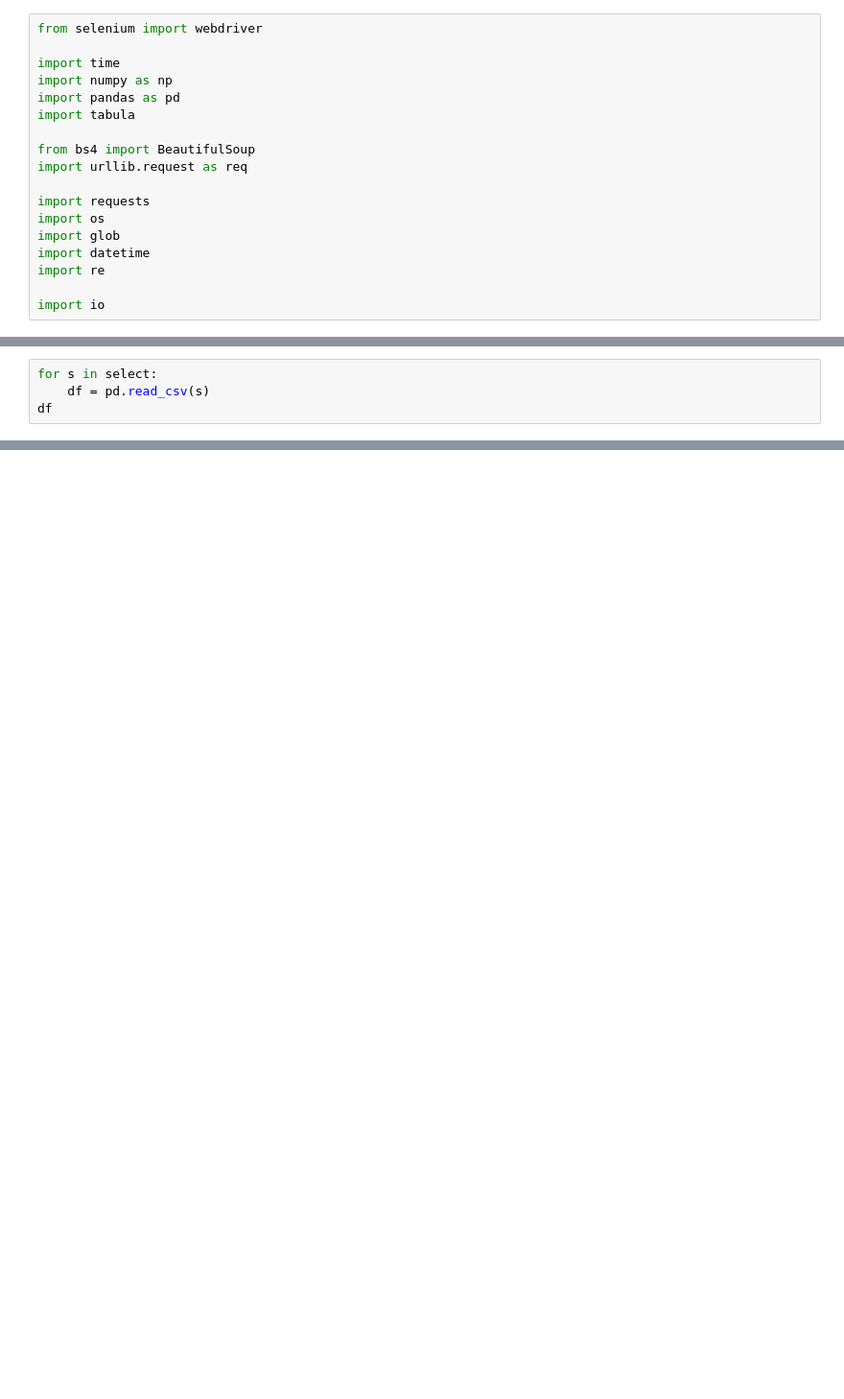
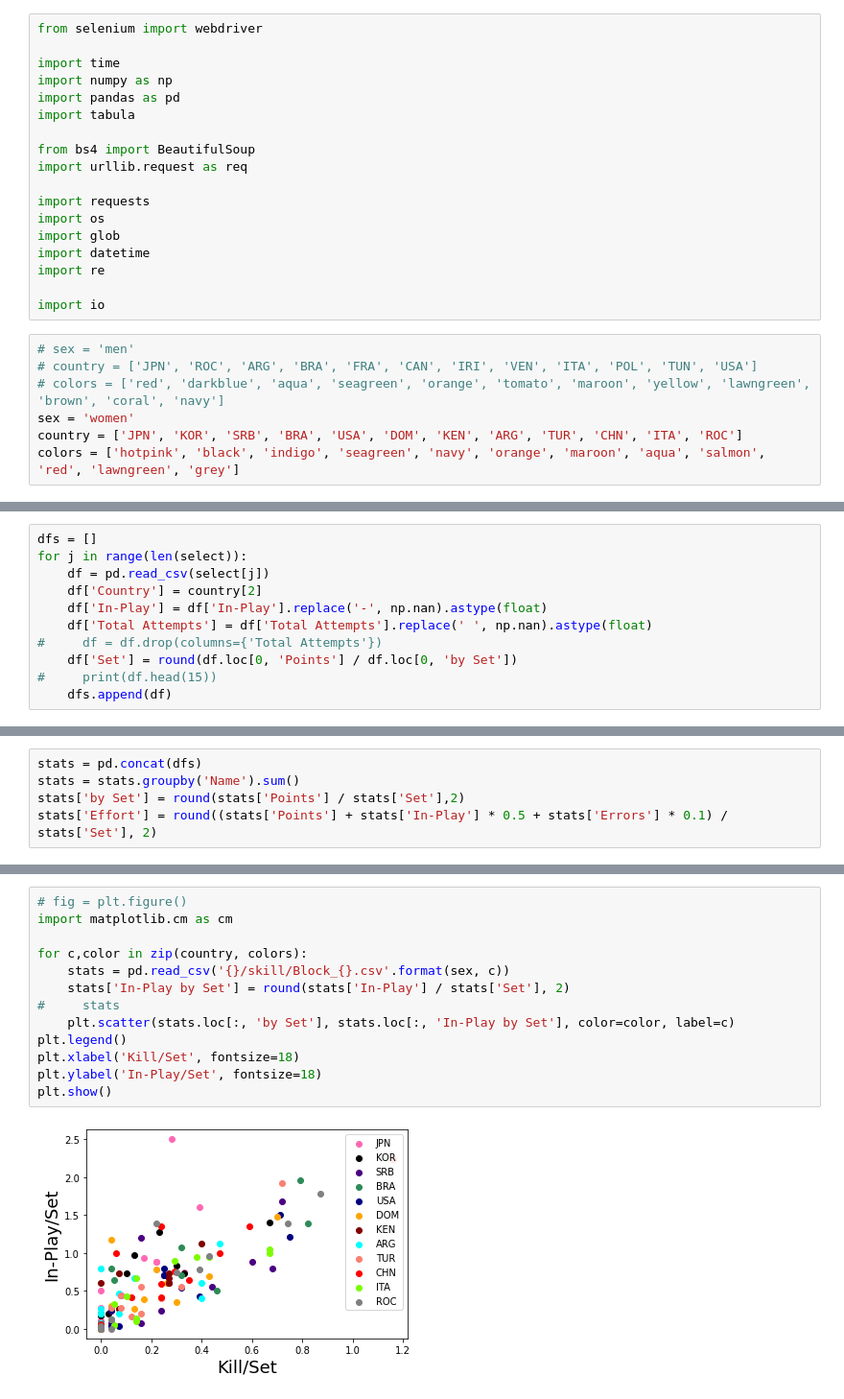
Before and after one commit to vleaguebot-lab/olympic2021, a Jupyter notebook: analyze.ipynb, the cells around one changed output, grey strips where cells are left out. Shown at 96% size. Saved outputs shown, nothing was run; the diff lists cells and outputs as text; blank space fills up the shorter version.

```diff
--- a/analyze.ipynb
+++ b/analyze.ipynb
@@ -16,4 +16,11 @@ import datetime
 import re
 
 import io
+# %%
+# sex = 'men'
+# country = ['JPN', 'ROC', 'ARG', 'BRA', 'FRA', 'CAN', 'IRI', 'VEN', 'ITA', 'POL', 'TUN', 'USA']
+# colors = ['red', 'darkblue', 'aqua', 'seagreen', 'orange', 'tomato', 'maroon', 'yellow', 'lawngreen', 'brown', 'coral', 'navy']
+sex = 'women'
+country = ['JPN', 'KOR', 'SRB', 'BRA', 'USA', 'DOM', 'KEN', 'ARG', 'TUR', 'CHN', 'ITA', 'ROC']
+colors = ['hotpink', 'black', 'indigo', 'seagreen', 'navy', 'orange', 'maroon', 'aqua', 'salmon', 'red', 'lawngreen', 'grey']
 # %%
@@ -25,4 +53,11 @@ print(select)
 # %%
-for s in select:
-    df = pd.read_csv(s)
-df
+dfs = []
+for j in range(len(select)):
+    df = pd.read_csv(select[j])
+    df['Country'] = country[2]
+    df['In-Play'] = df['In-Play'].replace('-', np.nan).astype(float)
+    df['Total Attempts'] = df['Total Attempts'].replace(' ', np.nan).astype(float)
+#     df = df.drop(columns={'Total Attempts'})
+    df['Set'] = round(df.loc[0, 'Points'] / df.loc[0, 'by Set'])
+#     print(df.head(15))
+    dfs.append(df)
@@ -43,0 +64,5 @@ df
+# %%
+stats = pd.concat(dfs)
+stats = stats.groupby('Name').sum()
+stats['by Set'] = round(stats['Points'] / stats['Set'],2)
+stats['Effort'] = round((stats['Points'] + stats['In-Play'] * 0.5 + stats['Errors'] * 0.1) / stats['Set'], 2)
@@ -43,0 +113,15 @@ df
+# %%
+# fig = plt.figure()
+import matplotlib.cm as cm
+
+for c,color in zip(country, colors):
+    stats = pd.read_csv('{}/skill/Block_{}.csv'.format(sex, c))
+    stats['In-Play by Set'] = round(stats['In-Play'] / stats['Set'], 2)
+#     stats
+    plt.scatter(stats.loc[:, 'by Set'], stats.loc[:, 'In-Play by Set'], color=color, label=c)
+plt.legend()
+plt.xlabel('Kill/Set', fontsize=18)
+plt.ylabel('In-Play/Set', fontsize=18)
+plt.show()
+# %% [output]
+[figure, added]
```
Also changed, not shown: parts of 11 cells of this notebook, 33 other files.
